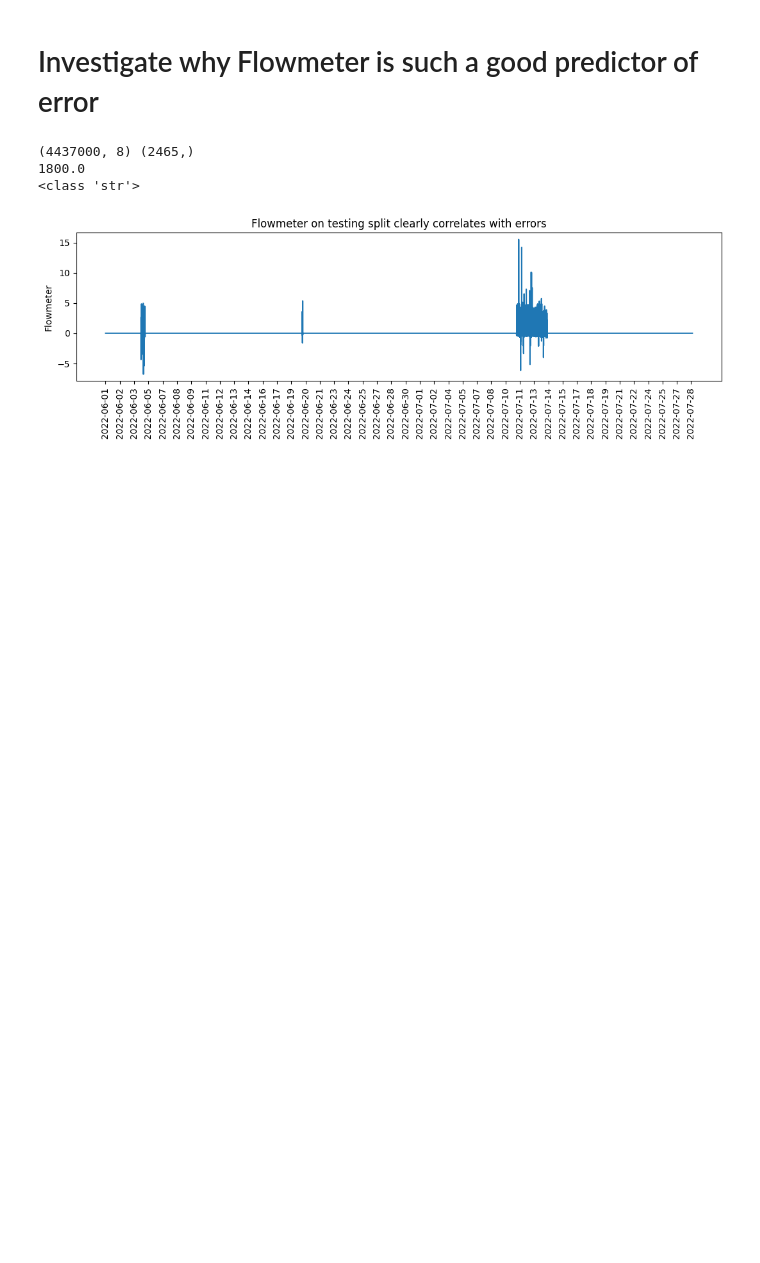
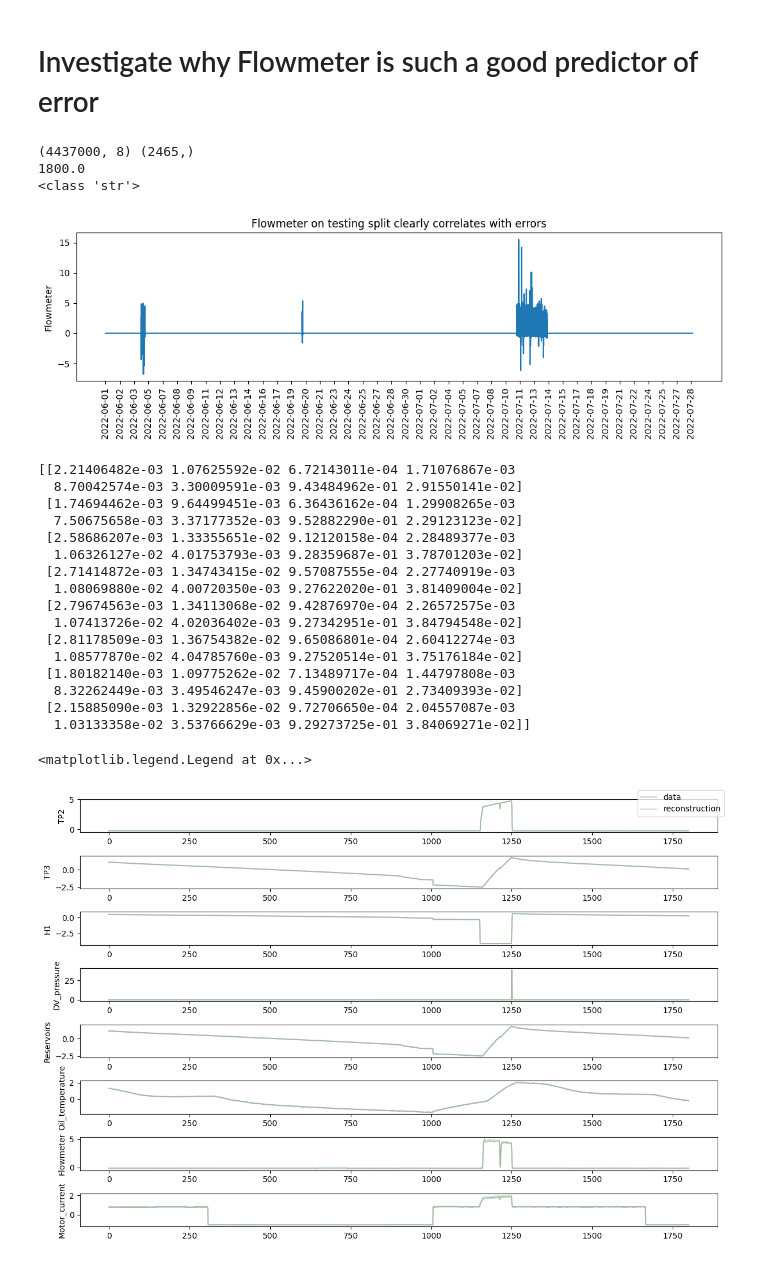
Before and after one commit to MatthiasJakobs/metro-xai, a Jupyter notebook: poc.ipynb, the cells around one changed output. Drawn from its saved outputs; the diff is of its cells as text; code cells hidden in the pictures; blank space fills up the shorter version.

```diff
--- a/poc.ipynb
+++ b/poc.ipynb
@@ -210,3 +207,42 @@ print(type(x_labels[0]))
 1800.0
 <class 'str'>
 [figure]
+# %%
+model = ModelTrainer(f'configs/WAE_NOGAN.json').fit()
+test_indices_to_check = np.array([898, 899, 900, 901, 902, 903, 904, 905])
+channel_names = ['TP2', 'TP3', 'H1', 'DV_pressure', 'Reservoirs','Oil_temperature', 'Flowmeter', 'Motor_current']
+# Get prediction
+X = test_chunks[test_indices_to_check]
+reconstructions = model.predict(X)
+errors = model.calc_loss(X, X, average=False)
+error_sum = errors.sum(axis=(1, 2)).reshape(-1, 1)
+print(errors.sum(axis=1) / error_sum)
+
+fig, axs = plt.subplots(8, 1, figsize=(12, 8))
+d_idx = 2
+#X = X[..., [0, 1, 2, 3, 4, 5, 7]]
+for i in range(8):
+    axs.ravel()[i].plot(X[d_idx, :, i], color='black', alpha=0.2, label='data' if i == 0 else '')
+    axs.ravel()[i].plot(reconstructions[d_idx, :, i], color='green', alpha=0.2, label='reconstruction' if i == 0 else '')
+    axs.ravel()[i].set_ylabel(channel_names[i])
+fig.tight_layout()
+fig.legend()
+# %% [output]
+[[2.21406482e-03 1.07625592e-02 6.72143011e-04 1.71076867e-03
+  8.70042574e-03 3.30009591e-03 9.43484962e-01 2.91550141e-02]
+ [1.74694462e-03 9.64499451e-03 6.36436162e-04 1.29908265e-03
+  7.50675658e-03 3.37177352e-03 9.52882290e-01 2.29123123e-02]
+ [2.58686207e-03 1.33355651e-02 9.12120158e-04 2.28489377e-03
+  1.06326127e-02 4.01753793e-03 9.28359687e-01 3.78701203e-02]
+ [2.71414872e-03 1.34743415e-02 9.57087555e-04 2.27740919e-03
+  1.08069880e-02 4.00720350e-03 9.27622020e-01 3.81409004e-02]
+ [2.79674563e-03 1.34113068e-02 9.42876970e-04 2.26572575e-03
+  1.07413726e-02 4.02036402e-03 9.27342951e-01 3.84794548e-02]
+ [2.81178509e-03 1.36754382e-02 9.65086801e-04 2.60412274e-03
+  1.08577870e-02 4.04785760e-03 9.27520514e-01 3.75176184e-02]
+ [1.80182140e-03 1.09775262e-02 7.13489717e-04 1.44797808e-03
+  8.32262449e-03 3.49546247e-03 9.45900202e-01 2.73409393e-02]
+ [2.15885090e-03 1.32922856e-02 9.72706650e-04 2.04557087e-03
+  1.03133358e-02 3.53766629e-03 9.29273725e-01 3.84069271e-02]]
+<matplotlib.legend.Legend at 0x...>
+[figure, added]
```
Also changed, not shown: parts of 4 cells of this notebook, 10 other files.
